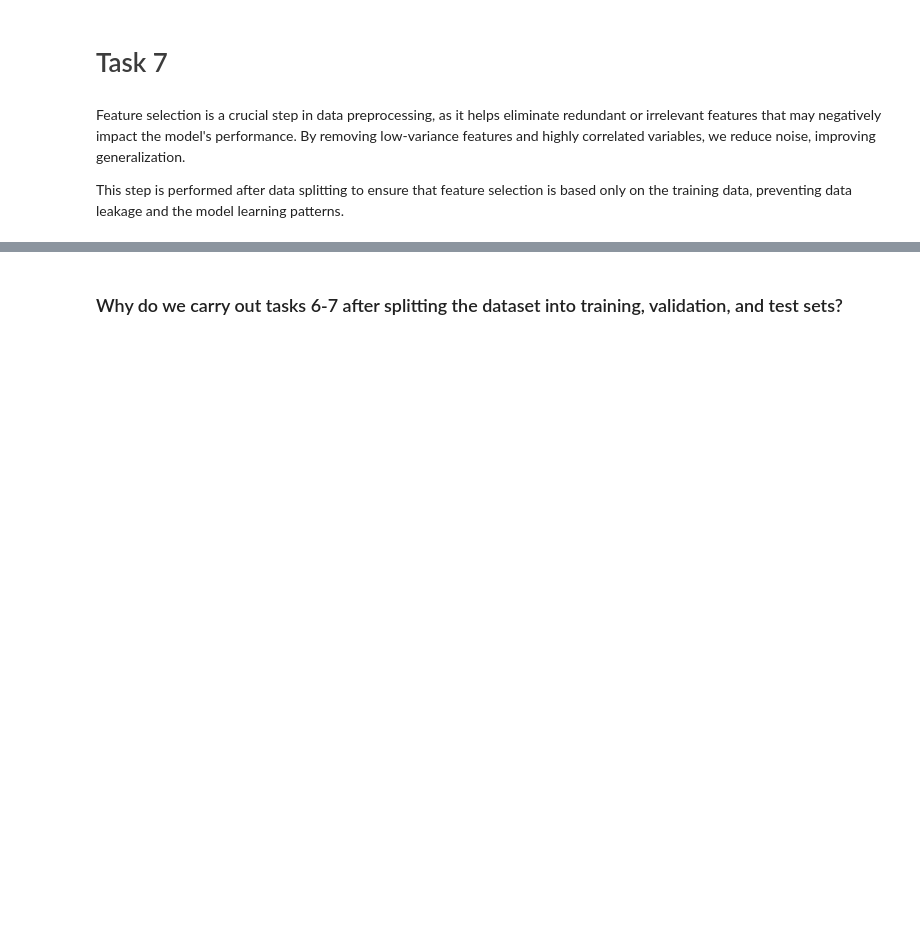
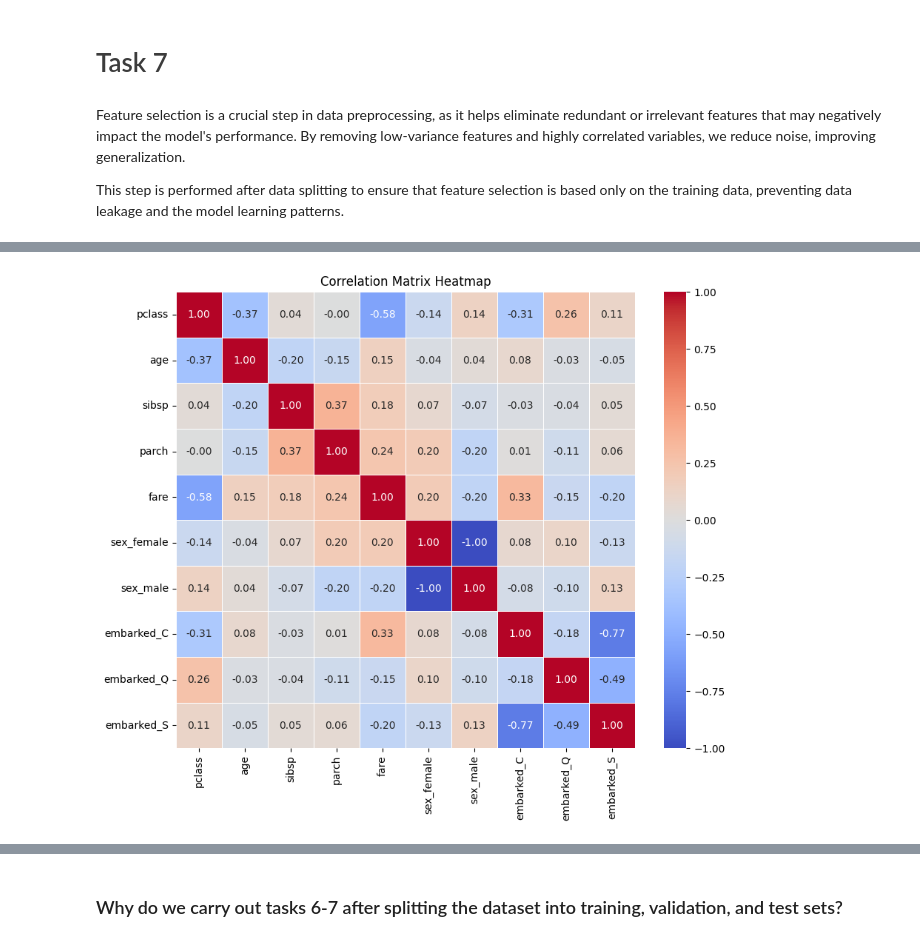
Before and after one commit to cayetana-h/ML-fundamentals-2025, a Jupyter notebook: first_assignment/assignment_1_cayetana_hinostroza.ipynb, the cells around one changed output, grey strips where cells are left out. Saved outputs shown, nothing was run; the diff lists cells and outputs as text; code cells hidden in the pictures; blank space fills up the shorter version.

```diff
--- a/first_assignment/assignment_1_cayetana_hinostroza.ipynb
+++ b/first_assignment/assignment_1_cayetana_hinostroza.ipynb
@@ -938,0 +988,20 @@ Based on the results, there was only one feature that had a variance lower than
+# %%
+# Step 1: Import necessary libraries
+from sklearn.linear_model import Lasso
+from sklearn.metrics import mean_squared_error
+import numpy as np
+
+# Step 2: Create and fit the Lasso model
+lasso = Lasso(alpha=0.01)  # You can adjust the alpha parameter (regularization strength)
+lasso.fit(X_train_SMOTE, Y_train_SMOTE)
+
+Y_val_pred = lasso.predict(X_val_standardized)
+mse = mean_squared_error(Y_val_pred, Y_val)
+print(f"Mean Squared Error: {mse}")
+
+print("Lasso coefficients:")
+print(lasso.coef_)
+
+# You can also check which features are non-zero (selected)
+selected_features = np.array(X_train_SMOTE.columns)[lasso.coef_ != 0]
+print(f"Selected features: {selected_features}")
@@ -938,0 +1017,10 @@ Based on the results, there was only one feature that had a variance lower than
+# %%
+correlation_matrix = X_train_SMOTE.corr()
+
+plt.figure(figsize=(10, 8))  # Set the figure size for better visibility
+sns.heatmap(correlation_matrix, annot=True, cmap='coolwarm', vmin=-1, vmax=1, fmt='.2f', linewidths=0.5)
+
+plt.title("Correlation Matrix Heatmap")
+plt.show()
+# %% [output]
+[figure, added]
```
Also changed, not shown: parts of 48 cells of this notebook.
